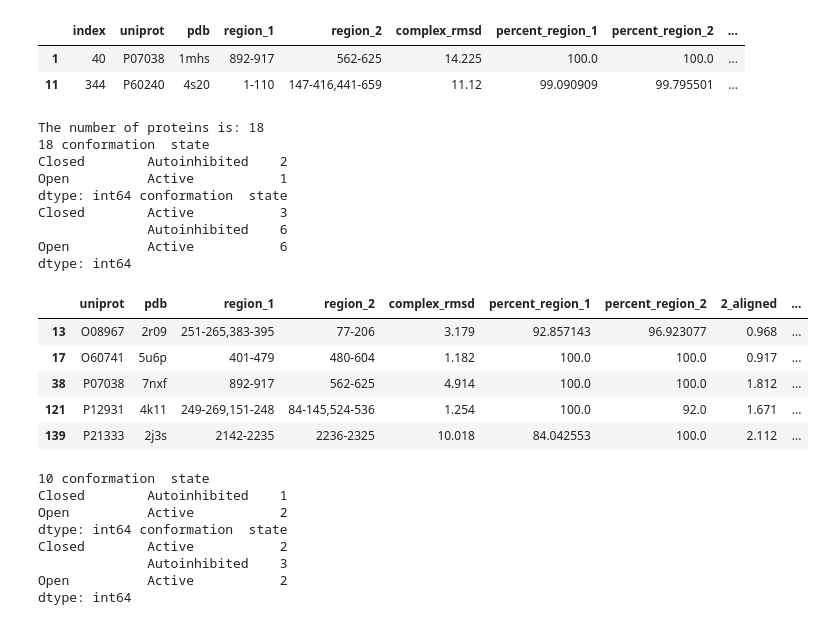
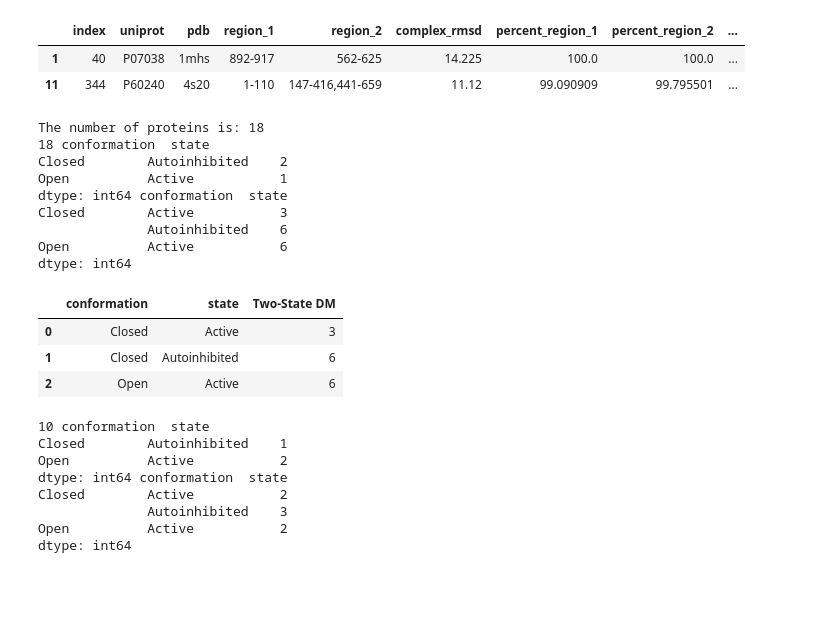
Before and after one commit to jpigles/alphafold-rmsd, a Jupyter notebook: both_states.ipynb, the cells around one changed output. Cells and saved outputs as stored; diff of their text form; code cells hidden in the pictures; blank space fills up the shorter version.

```diff
--- a/both_states.ipynb
+++ b/both_states.ipynb
@@ -353,40 +359,39 @@ df['distinct_count'] = df.groupby('uniprot')['state'].transform('nunique')
 both_states = df[df['distinct_count'] == 2]
 
 # Count the number of unique uniprot ids within the original dataframe
 num_proteins = both_states.groupby(['uniprot']).size()
 print('The number of proteins is: ' + str(len(num_proteins)))
 
 # Find the pdb id with the lowest 2_comp value for each uniprot id. We use this as a proxy for the AlphaFold2 structure's conformation and state
 both_states = both_states.sort_values(by=['uniprot', '2_comp'])
 both_states = both_states.drop_duplicates(subset=['uniprot'], keep='first')
 
 both_states_greater = both_states[both_states['2_comp'] > 15]
 # Ignore any structures that have a 2_comp value greater than 15
 both_states_lesser = both_states[both_states['2_comp'] <= 15]
 
 # Find the number of structures for each conformation and state
 greater = both_states_greater.groupby(['conformation', 'state']).size()
 less = both_states_lesser.groupby(['conformation', 'state']).size()
 
 print(len(num_proteins), greater, less)
 
-both_states.head()
+aligned_18 = less.to_frame(name='Two-State DM').reset_index()
+aligned_18.head()
 # %% [output]
 The number of proteins is: 18
 18 conformation  state
 Closed        Autoinhibited    2
 Open          Active           1
 dtype: int64 conformation  state
 Closed        Active           3
               Autoinhibited    6
 Open          Active           6
 dtype: int64
-|  | uniprot | pdb | region_1 | region_2 | complex_rmsd | percent_region_1 | percent_region_2 | 2_aligned | ... |
-| 13 | O08967 | 2r09 | 251-265,383-395 | 77-206 | 3.179 | 92.857143 | 96.923077 | 0.968 | ... |
-| 17 | O60741 | 5u6p | 401-479 | 480-604 | 1.182 | 100.0 | 100.0 | 0.917 | ... |
-| 38 | P07038 | 7nxf | 892-917 | 562-625 | 4.914 | 100.0 | 100.0 | 1.812 | ... |
-| 121 | P12931 | 4k11 | 249-269,151-248 | 84-145,524-536 | 1.254 | 100.0 | 92.0 | 1.671 | ... |
-| 139 | P21333 | 2j3s | 2142-2235 | 2236-2325 | 10.018 | 84.042553 | 100.0 | 2.112 | ... |
+|  | conformation | state | Two-State DM |
+| 0 | Closed | Active | 3 |
+| 1 | Closed | Autoinhibited | 6 |
+| 2 | Open | Active | 6 |
 # %%
 '''
 What about proteins with both structures after April 30th, 2018?
```
Also changed, not shown: parts of 2 cells of this notebook, 15 other files.
